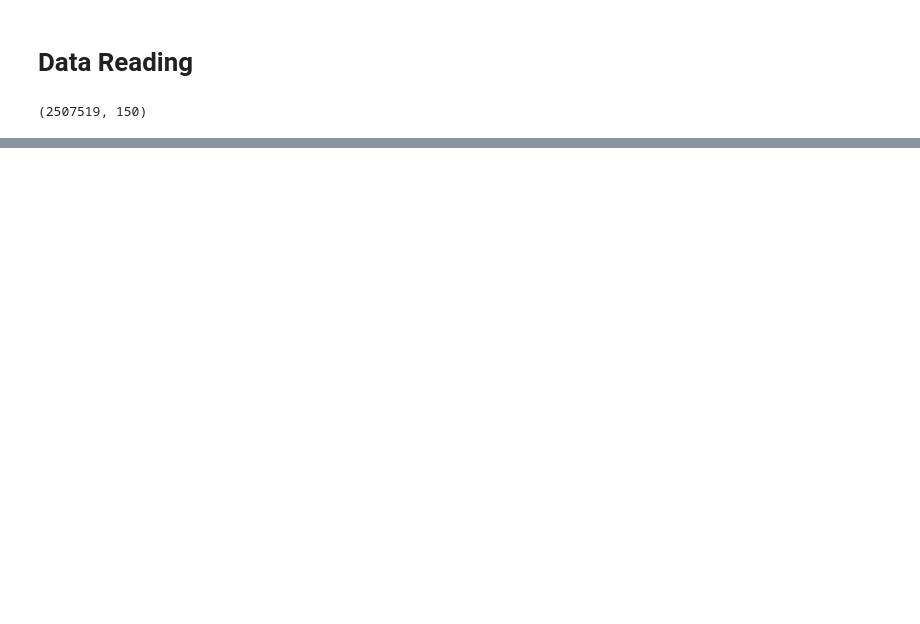
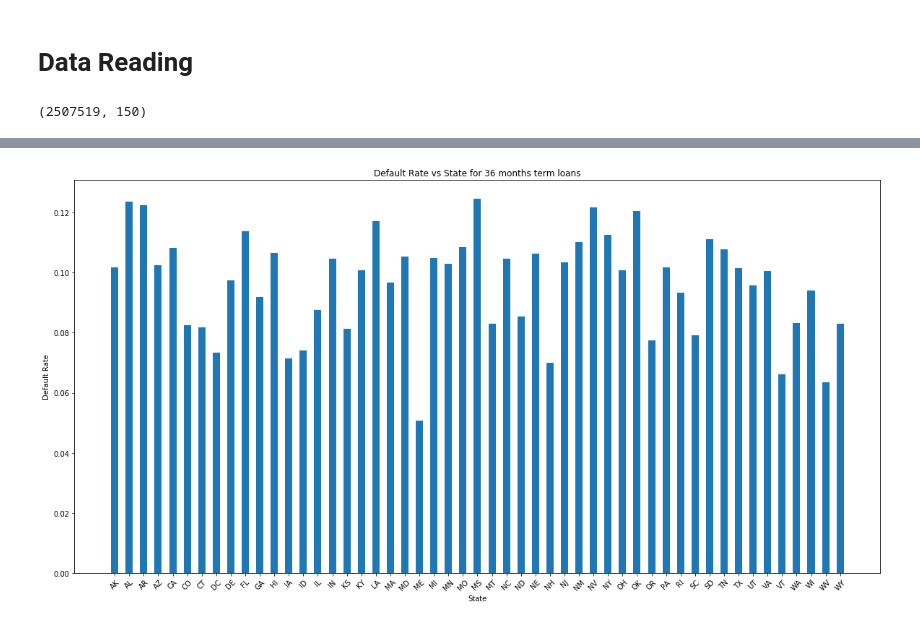
Before and after one commit to 180492sunney/risk_project, a Jupyter notebook: Risk_Project.ipynb, the cells around one changed output, grey strips where cells are left out. Cells and saved outputs as stored; diff of their text form; code cells hidden in the pictures; blank space fills up the shorter version.

```diff
--- a/Risk_Project.ipynb
+++ b/Risk_Project.ipynb
@@ -30,0 +119,4 @@ loan_data.to_csv("LendingClub_website/combined_data.csv")
+# %%
+def_rate_60_months = calculate_default_rate(loan_data,num_of_loans_each_state,term='36')
+# %% [output]
+[figure, added]
```
Also changed, not shown: parts of 15 cells of this notebook.
